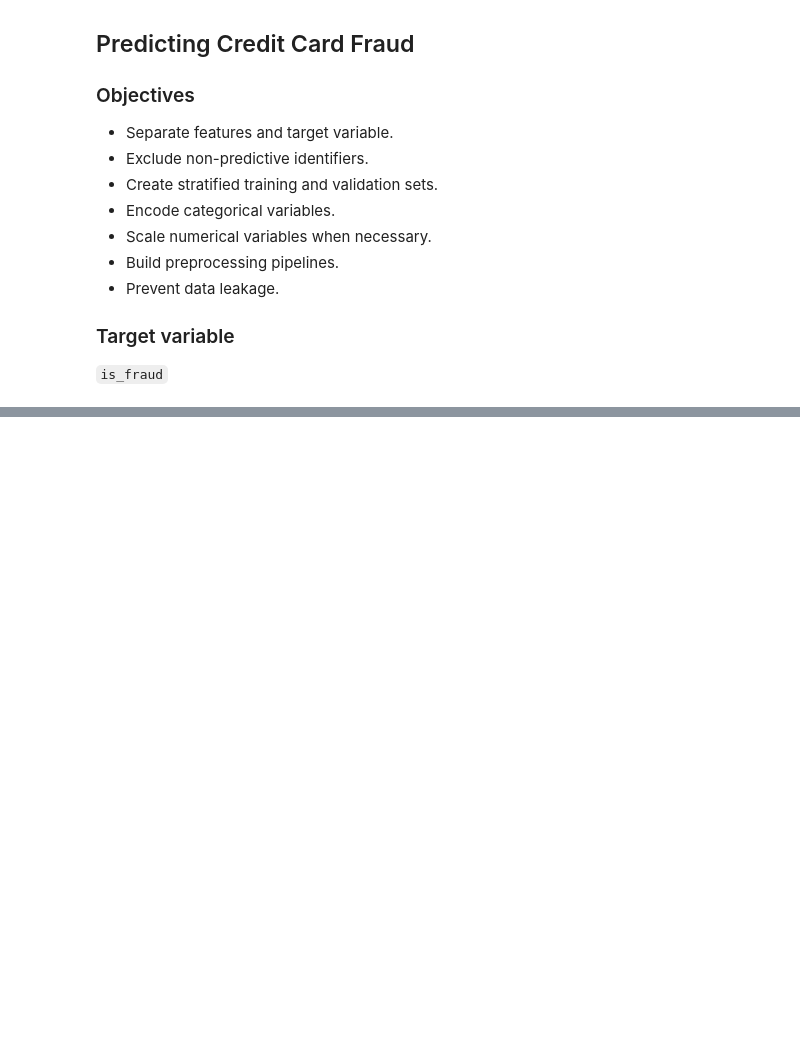
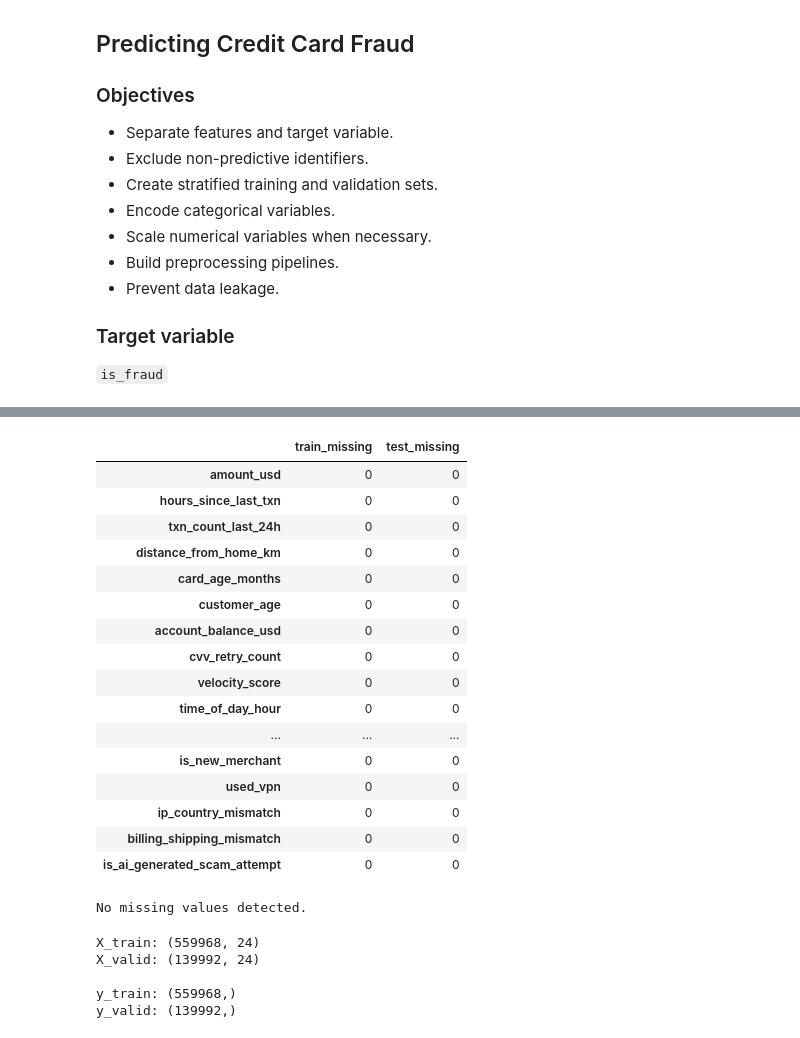
Before and after one commit to AdriaFerOrtiz/Predicting-Credit-Card-Fraud, a Jupyter notebook: notebooks/02_preprocessing.ipynb, the cells around one changed output, grey strips where cells are left out. Cells and saved outputs as stored; diff of their text form; code cells hidden in the pictures; blank space fills up the shorter version.

```diff
--- a/notebooks/02_preprocessing.ipynb
+++ b/notebooks/02_preprocessing.ipynb
@@ -38,0 +122,19 @@ KeyboardInterrupt:
+# %%
+# Compare feature columns
+train_features = set(X.columns)
+test_features = set(X_test.columns)
+
+print("Columns missing in test:")
+print(train_features - test_features)
+
+print("\nExtra columns in test:")
+print(test_features - train_features)
+
+assert train_features == test_features, (
+    "Train and test features do not match"
+)
+
+# Ensure identical column order
+X_test = X_test[X.columns]
+
+print("\nTrain and test columns are correctly aligned.")
@@ -38,0 +207,51 @@ KeyboardInterrupt:
+# %%
+missing_summary = pd.DataFrame({
+    "train_missing": X.isnull().sum(),
+    "test_missing": X_test.isnull().sum()
+})
+
+display(missing_summary)
+
+assert X.isnull().sum().sum() == 0
+assert X_test.isnull().sum().sum() == 0
+
+print("No missing values detected.")
+# %% [output]
+|  | train_missing | test_missing |
+| amount_usd | 0 | 0 |
+| hours_since_last_txn | 0 | 0 |
+| txn_count_last_24h | 0 | 0 |
+| distance_from_home_km | 0 | 0 |
+| card_age_months | 0 | 0 |
+| customer_age | 0 | 0 |
+| account_balance_usd | 0 | 0 |
+| cvv_retry_count | 0 | 0 |
+| velocity_score | 0 | 0 |
+| time_of_day_hour | 0 | 0 |
+| ... | ... | ... |
+| is_new_merchant | 0 | 0 |
+| used_vpn | 0 | 0 |
+| ip_country_mismatch | 0 | 0 |
+| billing_shipping_mismatch | 0 | 0 |
+| is_ai_generated_scam_attempt | 0 | 0 |
+No missing values detected.
+# %%
+X_train, X_valid, y_train, y_valid = train_test_split(
+    X,
+    y,
+    test_size=0.20,
+    random_state=42,
+    stratify=y
+)
+
+print("X_train:", X_train.shape)
+print("X_valid:", X_valid.shape)
+
+print("\ny_train:", y_train.shape)
+print("y_valid:", y_valid.shape)
+# %% [output]
+X_train: (559968, 24)
+X_valid: (139992, 24)
+
+y_train: (559968,)
+y_valid: (139992,)
```
Also changed, not shown: parts of 14 cells of this notebook, 1 other file.
